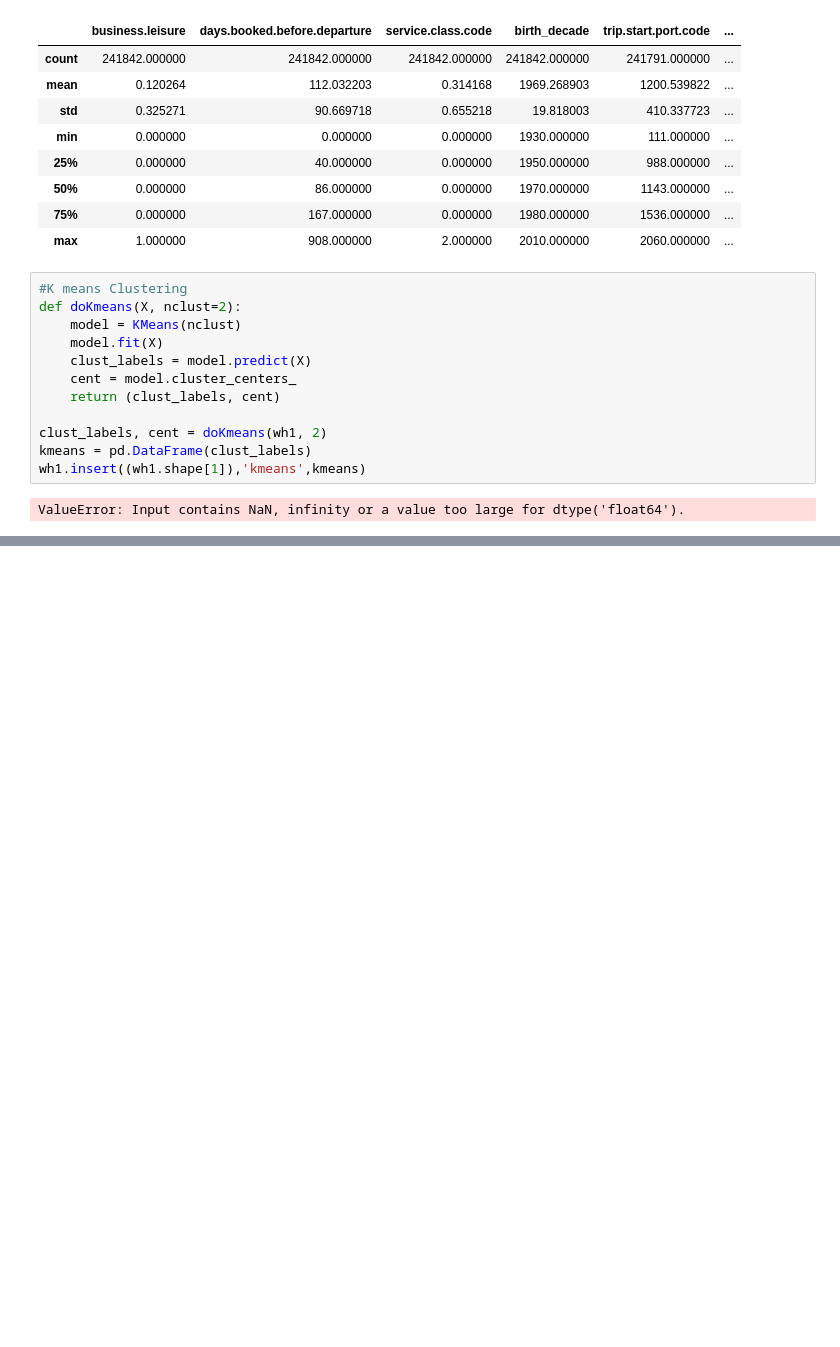
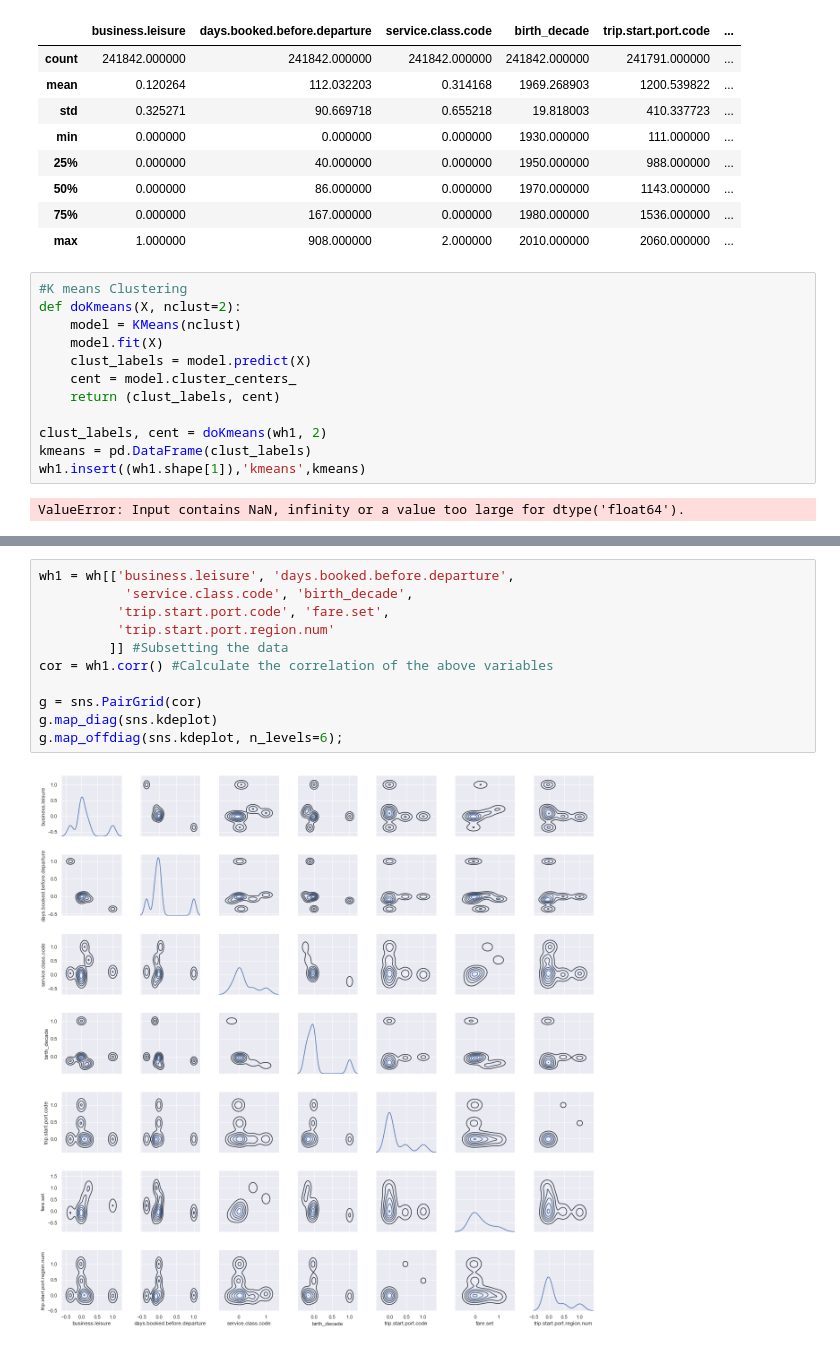
Before and after one commit to theresalocklear/ANZ, a Jupyter notebook: ANZ Clusters.ipynb, the cells around one changed output, grey strips where cells are left out. Saved outputs shown, nothing was run; the diff lists cells and outputs as text; blank space fills up the shorter version.

```diff
--- a/ANZ Clusters.ipynb
+++ b/ANZ Clusters.ipynb
@@ -186,0 +190,13 @@ ValueError: Input contains NaN, infinity or a value too large for dtype('float64
+# %%
+wh1 = wh[['business.leisure', 'days.booked.before.departure',
+           'service.class.code', 'birth_decade',
+          'trip.start.port.code', 'fare.set',
+          'trip.start.port.region.num'
+         ]] #Subsetting the data
+cor = wh1.corr() #Calculate the correlation of the above variables
+
+g = sns.PairGrid(cor)
+g.map_diag(sns.kdeplot)
+g.map_offdiag(sns.kdeplot, n_levels=6);
+# %% [output]
+[figure, added]
```
Also changed, not shown: parts of 3 cells of this notebook, 1 other file.
